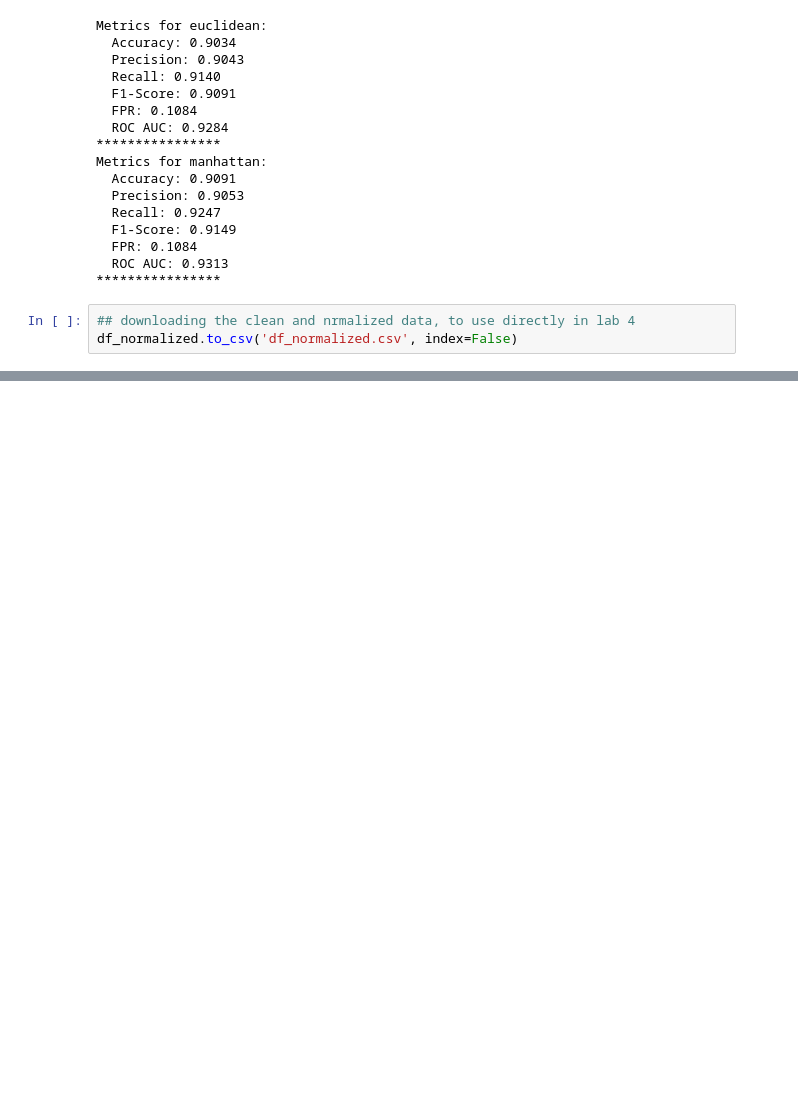
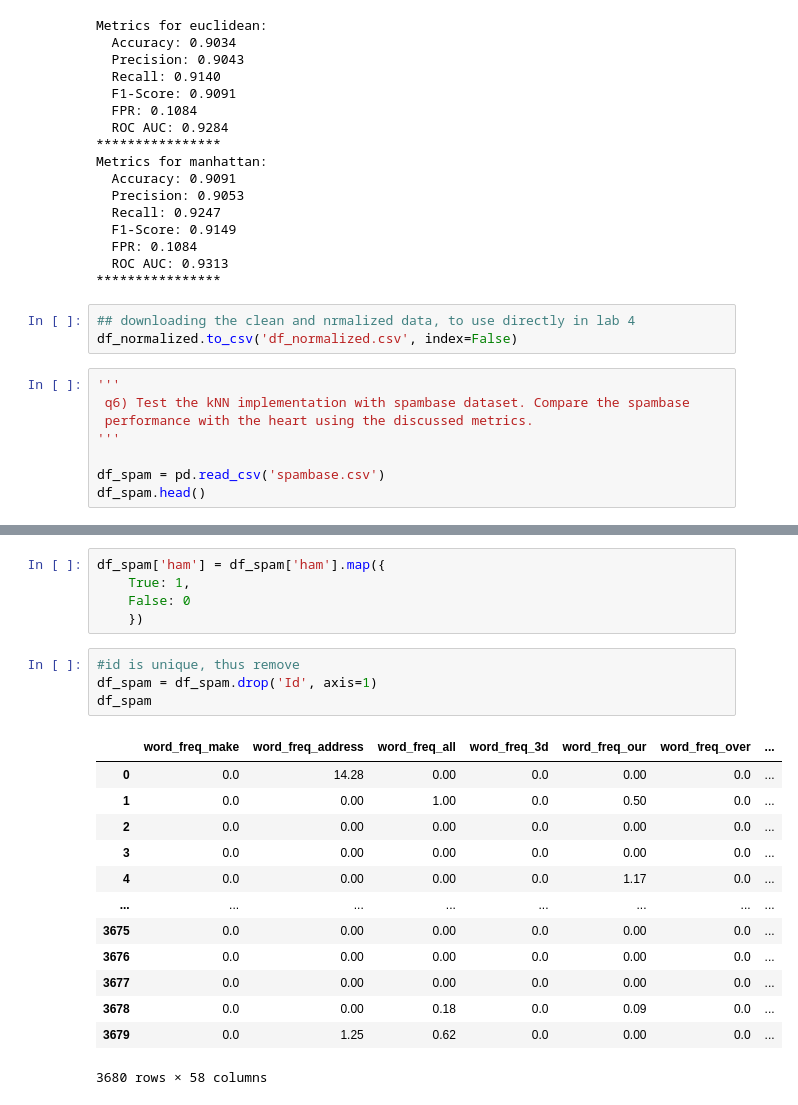
Before and after one commit to FatimaMansoor-dev/Machine-Learning-Labs, a Jupyter notebook: lab3.ipynb, the cells around one changed output, grey strips where cells are left out. Saved outputs shown, nothing was run; the diff lists cells and outputs as text; blank space fills up the shorter version.

```diff
--- a/lab3.ipynb
+++ b/lab3.ipynb
@@ -459,3 +459,11 @@ Metrics for manhattan:
 # %%
 ## downloading the clean and nrmalized data, to use directly in lab 4
 df_normalized.to_csv('df_normalized.csv', index=False)
+# %%
+'''
+ q6) Test the kNN implementation with spambase dataset. Compare the spambase
+ performance with the heart using the discussed metrics.
+'''
+
+df_spam = pd.read_csv('spambase.csv')
+df_spam.head()
@@ -461,0 +498,23 @@ df_normalized.to_csv('df_normalized.csv', index=False)
+# %%
+df_spam['ham'] = df_spam['ham'].map({
+    True: 1,
+    False: 0
+    })
+# %%
+#id is unique, thus remove
+df_spam = df_spam.drop('Id', axis=1)
+df_spam
+# %% [output]
+|  | word_freq_make | word_freq_address | word_freq_all | word_freq_3d | word_freq_our | word_freq_over | ... |
+| 0 | 0.0 | 14.28 | 0.00 | 0.0 | 0.00 | 0.0 | ... |
+| 1 | 0.0 | 0.00 | 1.00 | 0.0 | 0.50 | 0.0 | ... |
+| 2 | 0.0 | 0.00 | 0.00 | 0.0 | 0.00 | 0.0 | ... |
+| 3 | 0.0 | 0.00 | 0.00 | 0.0 | 0.00 | 0.0 | ... |
+| 4 | 0.0 | 0.00 | 0.00 | 0.0 | 1.17 | 0.0 | ... |
+| ... | ... | ... | ... | ... | ... | ... | ... |
+| 3675 | 0.0 | 0.00 | 0.00 | 0.0 | 0.00 | 0.0 | ... |
+| 3676 | 0.0 | 0.00 | 0.00 | 0.0 | 0.00 | 0.0 | ... |
+| 3677 | 0.0 | 0.00 | 0.00 | 0.0 | 0.00 | 0.0 | ... |
+| 3678 | 0.0 | 0.00 | 0.18 | 0.0 | 0.09 | 0.0 | ... |
+| 3679 | 0.0 | 1.25 | 0.62 | 0.0 | 0.00 | 0.0 | ... |
+3680 rows × 58 columns
```
Also changed, not shown: parts of 10 cells of this notebook, 3 other files.
